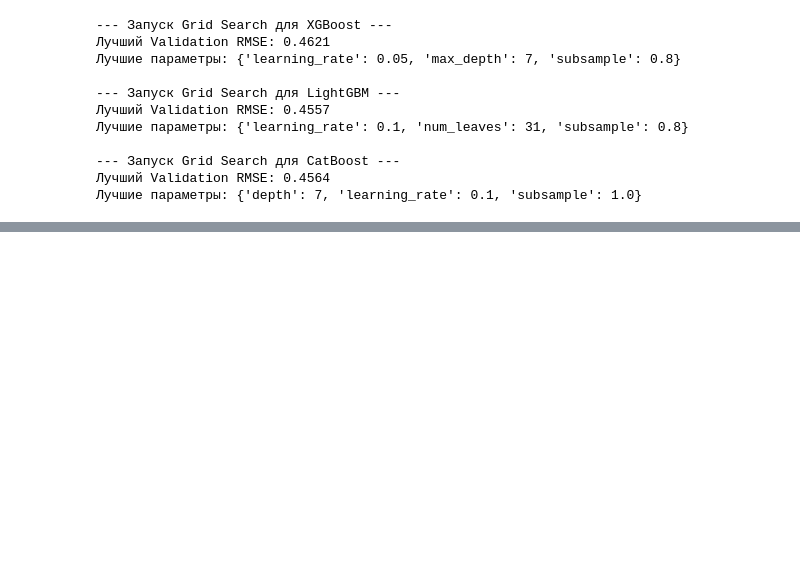
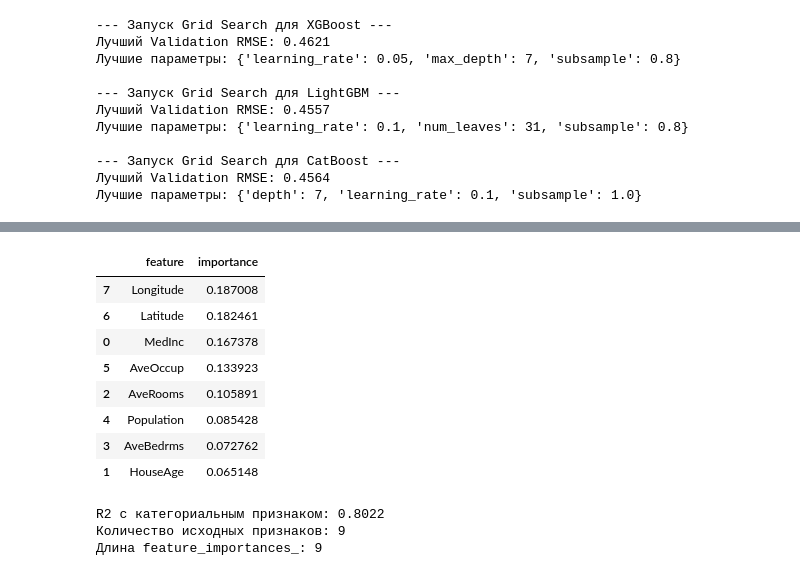
Before and after one commit to AlexKweb/ml-course-homeworks-2026, a Jupyter notebook: hw13_gradient_boosting_practice/student_notebook.ipynb, the cells around one changed output, grey strips where cells are left out. Cells and saved outputs as stored; diff of their text form; code cells hidden in the pictures; blank space fills up the shorter version.

Commit message:
Update gradient boosting homework notebook

```diff
--- a/hw13_gradient_boosting_practice/student_notebook.ipynb
+++ b/hw13_gradient_boosting_practice/student_notebook.ipynb
@@ -203,0 +445,49 @@ display(df_results)
+# %%
+feature_importances = pd.DataFrame({
+    'feature': my_boost.feature_names_in_,
+    'importance': my_boost.feature_importances_,
+}).sort_values('importance', ascending=False)
+
+feature_importances
+# %% [output]
+|  | feature | importance |
+| 7 | Longitude | 0.187008 |
+| 6 | Latitude | 0.182461 |
+| 0 | MedInc | 0.167378 |
+| 5 | AveOccup | 0.133923 |
+| 2 | AveRooms | 0.105891 |
+| 4 | Population | 0.085428 |
+| 3 | AveBedrms | 0.072762 |
+| 1 | HouseAge | 0.065148 |
+# %%
+X_train_cat = X_train_full.copy()
+X_test_cat = X_test.copy()
+
+X_train_cat['MedInc_group'] = pd.qcut(X_train_cat['MedInc'], q=4, labels=['low', 'middle', 'high', 'very_high'])
+X_test_cat['MedInc_group'] = pd.cut(
+    X_test_cat['MedInc'],
+    bins=pd.qcut(X_train_full['MedInc'], q=4, retbins=True)[1],
+    labels=['low', 'middle', 'high', 'very_high'],
+    include_lowest=True,
+)
+
+my_boost_cat = MyBoost(
+    n=200,
+    lr=0.05,
+    depth=4,
+    seed=42,
+    subsample=0.8,
+    colsample_bytree=0.8,
+    categorical_features=['MedInc_group'],
+)
+
+my_boost_cat.fit(X_train_cat, y_train_full)
+cat_preds = my_boost_cat.predict(X_test_cat)
+
+print(f'R2 с категориальным признаком: {r2_score(y_test, cat_preds):.4f}')
+print('Количество исходных признаков:', len(my_boost_cat.feature_names_in_))
+print('Длина feature_importances_:', len(my_boost_cat.feature_importances_))
+# %% [output]
+R2 с категориальным признаком: 0.8022
+Количество исходных признаков: 9
+Длина feature_importances_: 9
```
Also changed, not shown: parts of 7 cells of this notebook, 5 other files.
